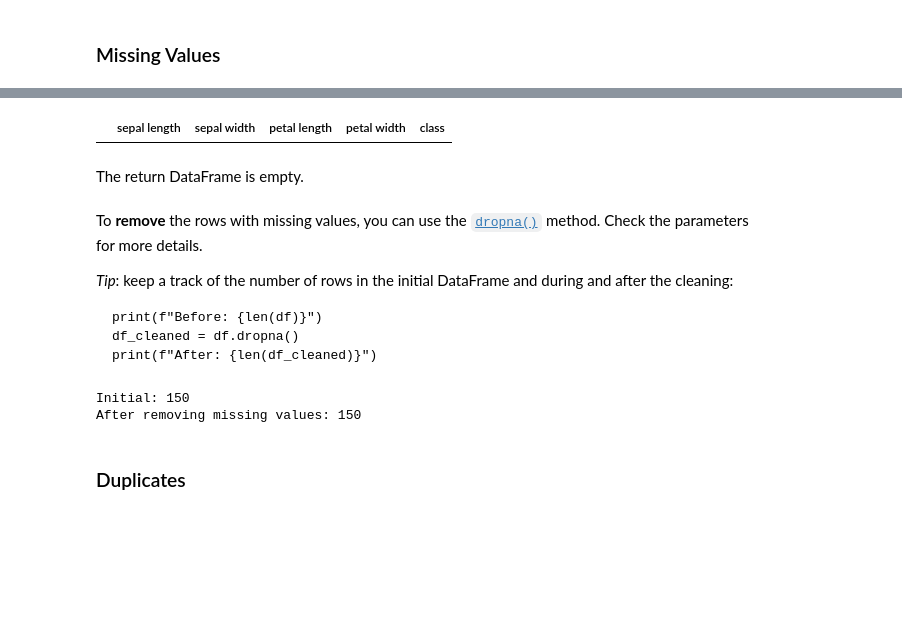
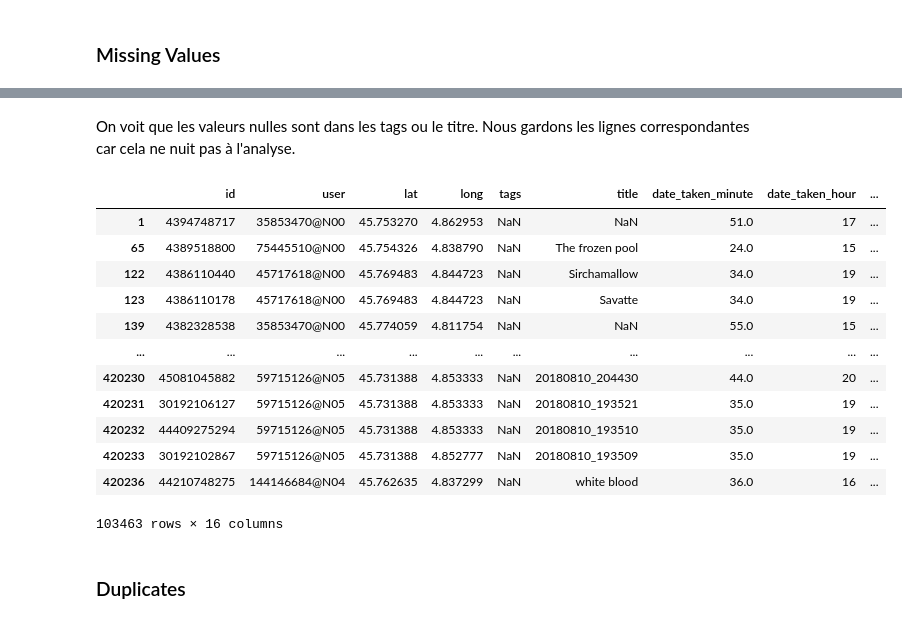
Before and after one commit to armynion/Data-Mining-Lab-INSA-4IF, a Jupyter notebook: Main.ipynb, the cells around one changed output, grey strips where cells are left out. Cells and saved outputs as stored; diff of their text form; code cells hidden in the pictures; blank space fills up the shorter version.

````diff
--- a/Main.ipynb
+++ b/Main.ipynb
@@ -117,0 +67,3 @@ YOUR COMMENT: TO COMPLETE
+# %%
+data = pd.read_table("flickr_data2.csv", sep=",")
+data.head()
@@ -117,0 +97,4 @@ YOUR COMMENT: TO COMPLETE
+# %%
+unnamed_columns = data.columns[data.columns.str.contains('^Unnamed')]
+data = data.loc[~data["Unnamed: 16"].notna(),:]
+data.info()
@@ -117,0 +119,3 @@ YOUR COMMENT: TO COMPLETE
+# %%
+data=data.drop(columns=unnamed_columns)
+data.info()
@@ -128,3 +142,5 @@ We will then use [**data visualisaiton**](#data-vis) to get a better understandi
+# %%
+data=data.rename(columns=lambda x: x.strip())
 # %% [markdown]
 <a id="missing-vals"></a>
 ### Missing Values
@@ -167,26 +147,21 @@ Again, we can see that there is no missing values in the DataFrame.
-# %%
-# method 3: get the rows with missing values
-data[data.isna().any(axis=1)]
-# %% [output]
-|  | sepal length | sepal width | petal length | petal width | class |
-# %% [markdown]
-The return DataFrame is empty.
-# %% [markdown]
-To **remove** the rows with missing values, you can use the [`dropna()`](https://pandas.pydata.org/docs/reference/api/pandas.DataFrame.dropna.html) method. Check the parameters for more details.
-
-*Tip*: keep a track of the number of rows in the initial DataFrame and during and after the cleaning:
-```
-print(f"Before: {len(df)}")
-df_cleaned = df.dropna()
-print(f"After: {len(df_cleaned)}")
-```
-# %%
-print(f"Initial: {len(data)}")
-data_cleaned = data.dropna()
-print(f"After removing missing values: {len(data_cleaned)}")
-# %% [output]
-Initial: 150
-After removing missing values: 150
+# %% [markdown]
+On voit que les valeurs nulles sont dans les tags ou le titre. Nous gardons les lignes correspondantes car cela ne nuit pas à l'analyse.
+# %%
+data[data['tags'].isna()]
+# %% [output]
+|  | id | user | lat | long | tags | title | date_taken_minute | date_taken_hour | ... |
+| 1 | 4394748717 | 35853470@N00 | 45.753270 | 4.862953 | NaN | NaN | 51.0 | 17 | ... |
+| 65 | 4389518800 | 75445510@N00 | 45.754326 | 4.838790 | NaN | The frozen pool | 24.0 | 15 | ... |
+| 122 | 4386110440 | 45717618@N00 | 45.769483 | 4.844723 | NaN | Sirchamallow | 34.0 | 19 | ... |
+| 123 | 4386110178 | 45717618@N00 | 45.769483 | 4.844723 | NaN | Savatte | 34.0 | 19 | ... |
+| 139 | 4382328538 | 35853470@N00 | 45.774059 | 4.811754 | NaN | NaN | 55.0 | 15 | ... |
+| ... | ... | ... | ... | ... | ... | ... | ... | ... | ... |
+| 420230 | 45081045882 | 59715126@N05 | 45.731388 | 4.853333 | NaN | 20180810_204430 | 44.0 | 20 | ... |
+| 420231 | 30192106127 | 59715126@N05 | 45.731388 | 4.853333 | NaN | 20180810_193521 | 35.0 | 19 | ... |
+| 420232 | 44409275294 | 59715126@N05 | 45.731388 | 4.853333 | NaN | 20180810_193510 | 35.0 | 19 | ... |
+| 420233 | 30192102867 | 59715126@N05 | 45.731388 | 4.852777 | NaN | 20180810_193509 | 35.0 | 19 | ... |
+| 420236 | 44210748275 | 144146684@N04 | 45.762635 | 4.837299 | NaN | white blood | 36.0 | 16 | ... |
+103463 rows × 16 columns
 # %% [markdown]
 <a id="duplicates"></a>
 ### Duplicates
````
Also changed, not shown: parts of 30 cells of this notebook.
